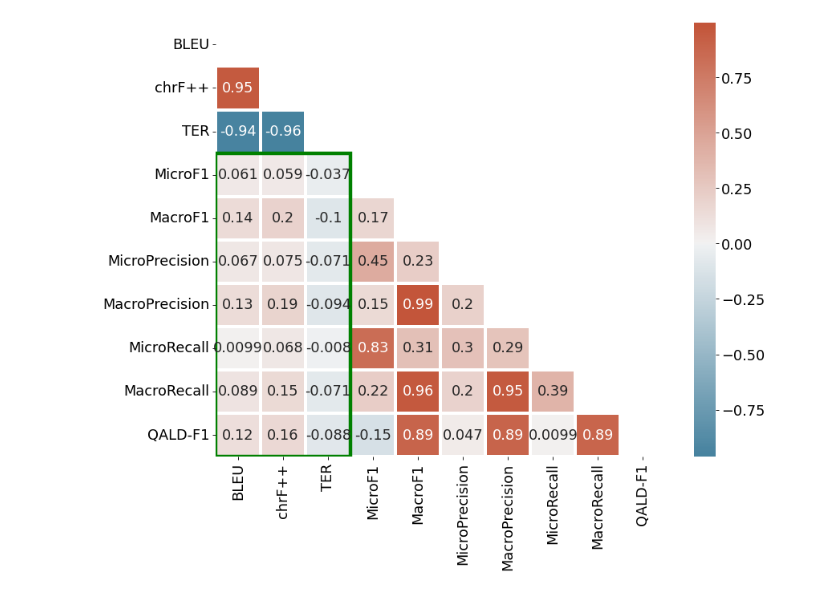
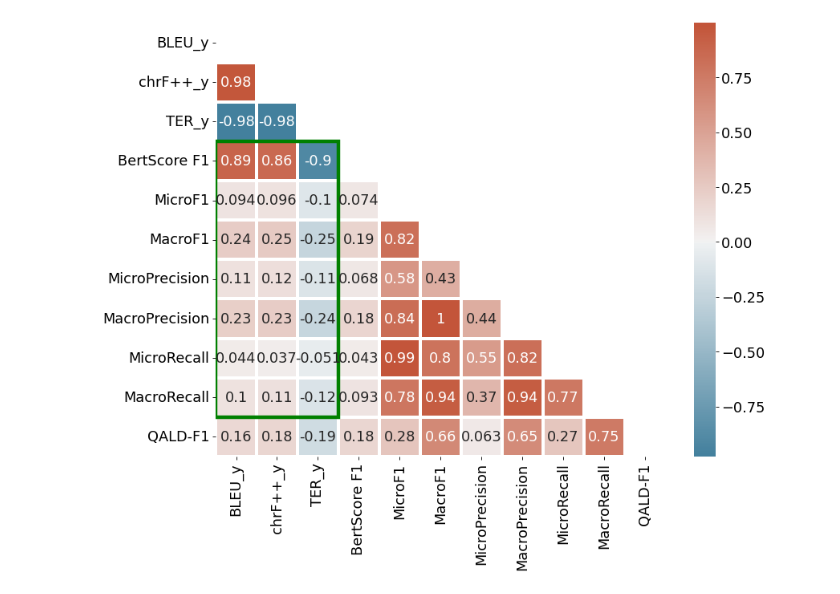
Before and after one commit to dice-group/LFQA, a Jupyter notebook: EDA/notebooks/mt-vs-kgqa-corellation.ipynb, the cells around one changed output. Drawn from its saved outputs; the diff is of its cells as text; code cells hidden in the pictures.

Commit message:
update heatmap with bert score

```diff
--- a/EDA/notebooks/mt-vs-kgqa-corellation.ipynb
+++ b/EDA/notebooks/mt-vs-kgqa-corellation.ipynb
@@ -26,6 +27,15 @@ for i, row in df_neamt.iterrows():
     join_column.append(f"{row['Test Name']}_{row['Source Language']}-{pipeline}")
 
 df_neamt["join_column"] = join_column
+# %%
+join_column = []
+
+for i, row in df_bert.iterrows():
+    pipeline = '-'.join(c for c in ast.literal_eval(row["Components"]))
+    join_column.append(f"{row['Test Name']}_{row['Language']}-{pipeline}")
+
+df_bert["join_column"] = join_column
 # %%
 # inner join of two dataframes
 joined = pd.merge(df_neamt, df_kgqa.rename(columns={'Dataset':'join_column'}), on='join_column',  how='inner')
+joined = pd.merge(joined, df_bert, on='join_column',  how='inner')
@@ -32,3 +58,3 @@ joined = pd.merge(df_neamt, df_kgqa.rename(columns={'Dataset':'join_column'}), o
 # %%
-joined = joined[['Test Name', 'Source Language', 'Components', 'BLEU', 'BLEU NLTK', 'METEOR', 'chrF++', 'TER', 'System_y', 'MicroF1', 'MacroF1', 'MicroPrecision', 'MacroPrecision', 'MicroRecall', 'MacroRecall', 'QALD-F1']]
+joined = joined[['Test Name_x', 'Source Language', 'Components_x', 'BertScore F1', 'BLEU_y', 'chrF++_y', 'TER_y', 'System_y', 'MicroF1', 'MacroF1', 'MicroPrecision', 'MacroPrecision', 'MicroRecall', 'MacroRecall', 'QALD-F1']]
 joined.dropna(inplace=True)
@@ -52,5 +83,5 @@ plt.tight_layout()
 # %%
-corr = joined[['BLEU', 'chrF++', 'TER', 'MicroF1', 'MacroF1', 'MicroPrecision', 'MacroPrecision', 'MicroRecall', 'MacroRecall', 'QALD-F1']].corr()
+corr = joined[['BLEU_y', 'chrF++_y', 'TER_y', 'BertScore F1','MicroF1', 'MacroF1', 'MicroPrecision', 'MacroPrecision', 'MicroRecall', 'MacroRecall', 'QALD-F1']].corr()
 # %%
 corr
 # %% [output]
@@ -68,16 +100,17 @@ corr
 # %%
+corr = corr.rename(columns={'BLEU_y':'BLEU', 'chrF++_y':'chrF++', 'TER_y':'TER'})
 plt.rcParams['font.size'] = 16
 f, ax = plt.subplots(figsize=(11, 9), dpi=80)
 
 mask = np.triu(np.ones_like(corr, dtype=bool))
 cmap = sns.diverging_palette(230, 20, as_cmap=True)
 
-sns.heatmap(corr, annot=True, cmap=cmap, mask=mask, center=0, linewidths=3.5, fmt='%.3f', ax=ax)
+sns.heatmap(corr, annot=True, cmap=cmap, mask=mask, center=0, linewidths=3.5, fmt='.2g', ax=ax)
 
 rect = patches.Rectangle((0, 3), 3, 7, linewidth=4, edgecolor='g', facecolor='none',)
 ax.add_patch(rect)
 
 plt.tight_layout()
 plt.savefig('../data/img/mt-kgqa-heatmap.pdf')
 # %% [output]
-[figure, old version]
+[figure, new version]
```
Also changed, not shown: parts of 6 cells of this notebook, 3 other files.
